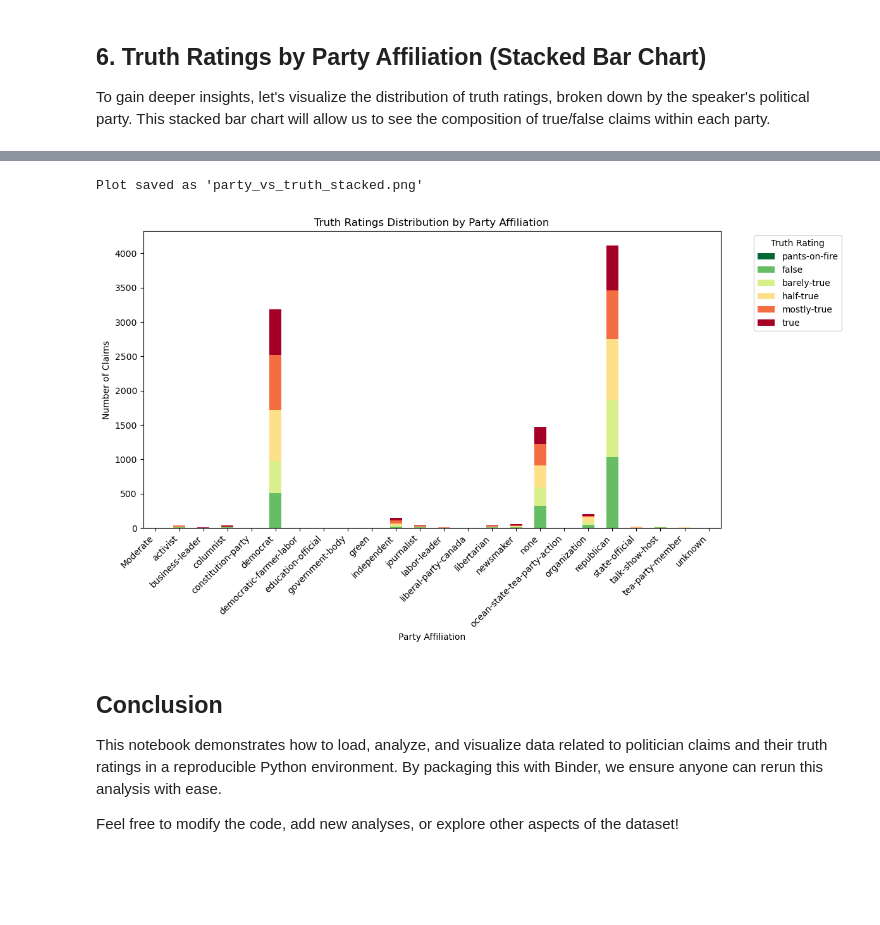
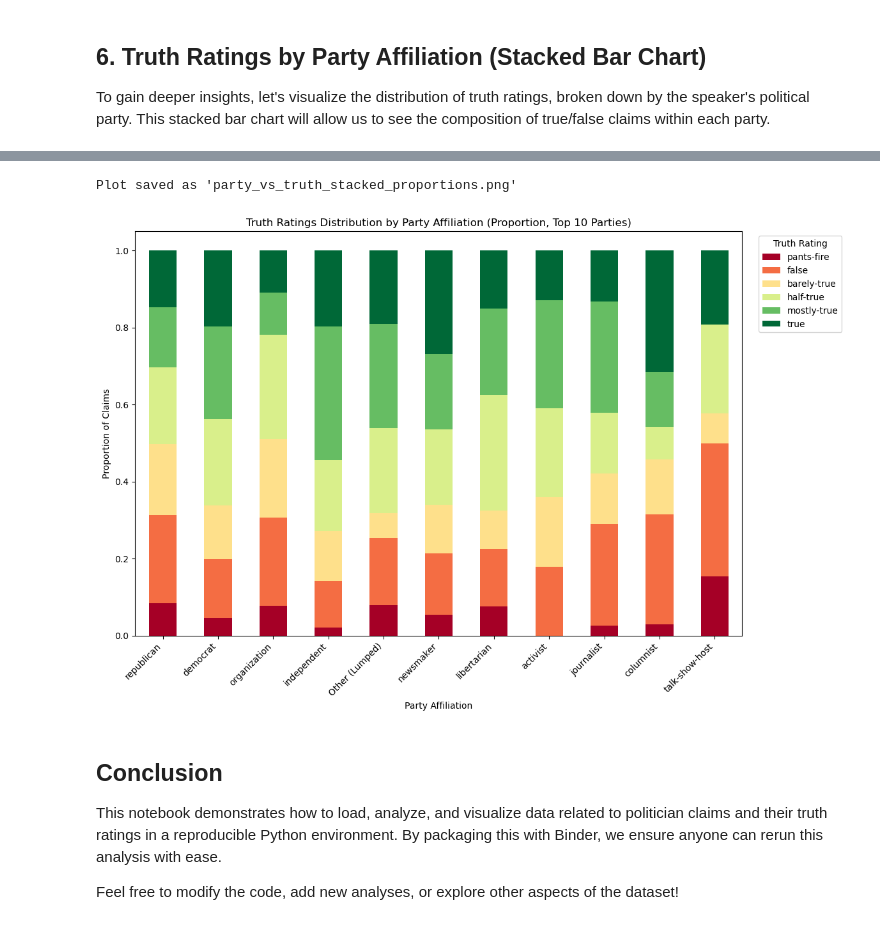
Before and after one commit to lorraine-dev/ICWSM-Reproducibility-Python-Demo, a Jupyter notebook: scripts/analyze_claims.ipynb, the cells around one changed output, grey strips where cells are left out. Drawn from its saved outputs; the diff is of its cells as text; code cells hidden in the pictures; blank space fills up the shorter version.

Commit message:
Updated stacked bar chart

```diff
--- a/scripts/analyze_claims.ipynb
+++ b/scripts/analyze_claims.ipynb
@@ -53,6 +53,20 @@ First 5 rows of the dataset:
 
 Let's examine how many claims fall into each truth rating category (`label` column).
 # %%
+# Define the desired order for truth labels
+truth_label_order = [
+    "pants-fire",
+    "false",
+    "barely-true",
+    "half-true",
+    "mostly-true",
+    "true"
+]
+
+# Convert the 'label' column to a Categorical type with the specified order
+df['label'] = pd.Categorical(df['label'], categories=truth_label_order, ordered=True)
+
+# Now, value_counts() will respect this order
 truth_rating_counts = df['label'].value_counts().sort_index()
 
 print("\nDistribution of Truth Ratings:")
@@ -173,19 +206,23 @@ unknown                                 0     0
 # %%
-plt.figure(figsize=(12, 7))
-party_truth_counts.plot(kind='bar', stacked=True, ax=plt.gca(), cmap='RdYlGn_r') # Using RdYlGn_r for a red-to-green gradient (false to true)
-plt.title('Truth Ratings Distribution by Party Affiliation')
+plt.figure(figsize=(14, 8)) # Adjusted figure size for better readability
+# Plot the proportions. The 'label' (columns) are already ordered from previous step.
+# Using RdYlGn for a red-to-green gradient (false to true), matching R.
+party_truth_proportions.plot(kind='bar', stacked=True, ax=plt.gca(), cmap='RdYlGn')
+plt.title('Truth Ratings Distribution by Party Affiliation (Proportion, Top 10 Parties)')
 plt.xlabel('Party Affiliation')
-plt.ylabel('Number of Claims')
+plt.ylabel('Proportion of Claims')
 plt.xticks(rotation=45, ha='right')
-plt.legend(title='Truth Rating', bbox_to_anchor=(1.05, 1), loc='upper left')
-plt.tight_layout()
+plt.legend(title='Truth Rating', bbox_to_anchor=(1.02, 1), loc='upper left') # Adjust legend position
+plt.tight_layout(rect=[0, 0, 0.85, 1]) # Adjust layout to make space for legend
 
-# Save the plot
-plt.savefig('party_vs_truth_stacked.png')
+# Save the plot (before plt.show())
+plt.savefig('party_vs_truth_stacked_proportions.png', dpi=300) # Added dpi for higher resolution
+print("Plot saved as 'party_vs_truth_stacked_proportions.png'")
+
 plt.show()
 # %% [output]
-Plot saved as 'party_vs_truth_stacked.png'
+Plot saved as 'party_vs_truth_stacked_proportions.png'
-[figure, old version]
+[figure, new version]
 # %% [markdown]
 ## Conclusion
 
```
Also changed, not shown: parts of 4 cells of this notebook.
